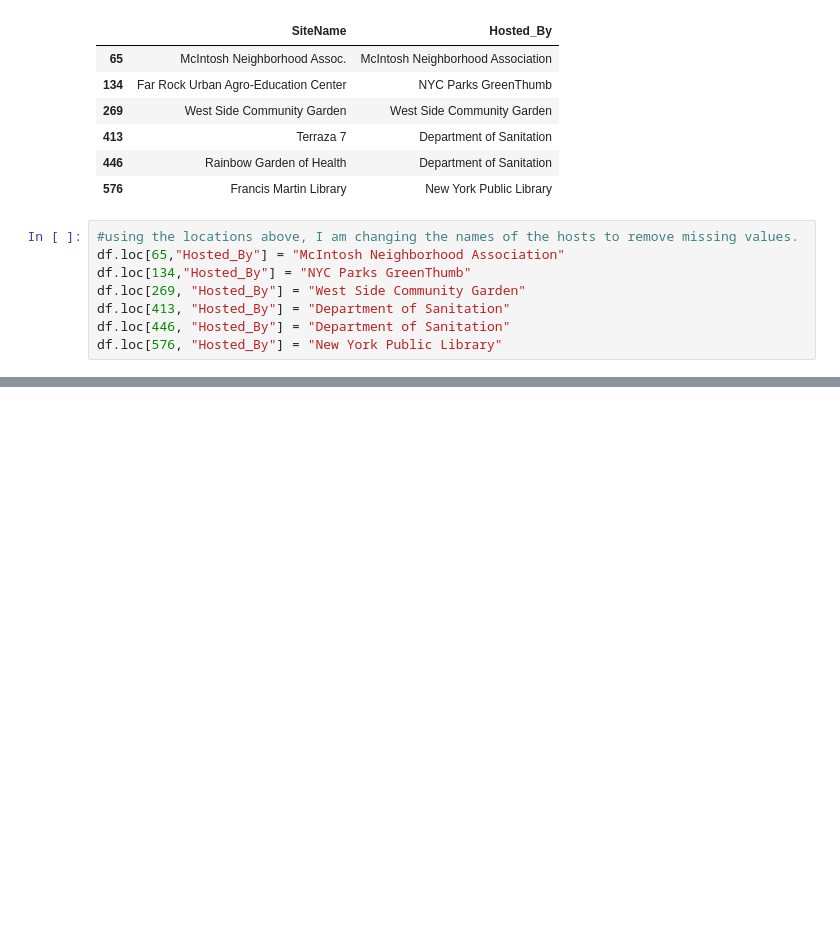
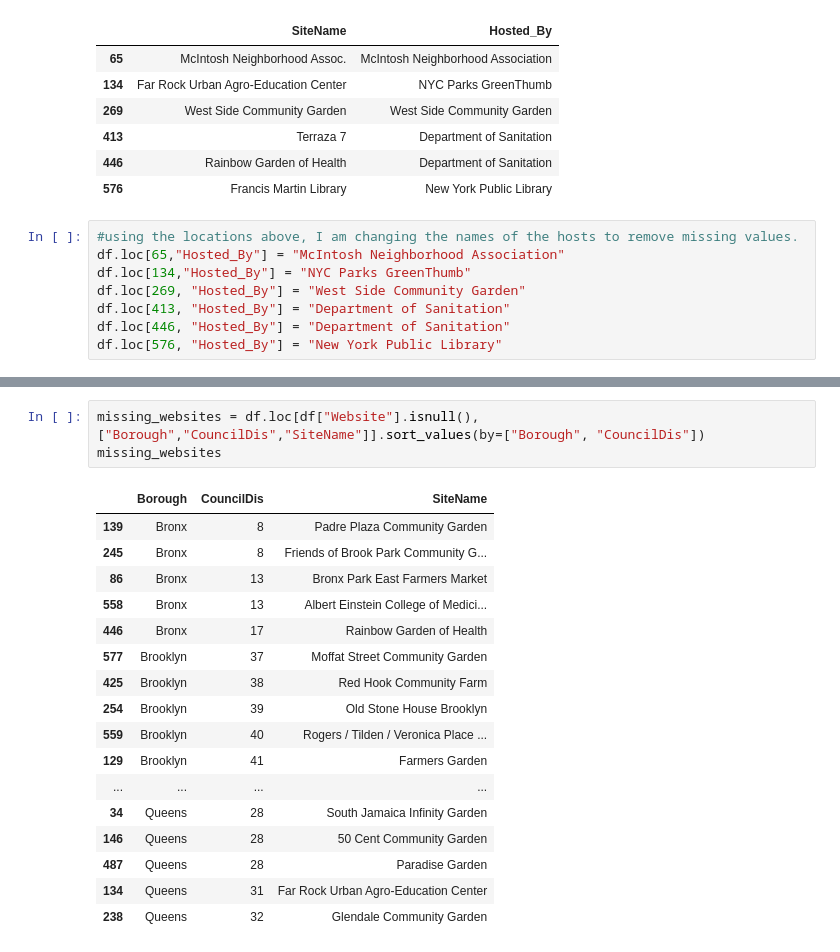
Before and after one commit to juhi1997-prog/juhi1997-prog.github.io, a Jupyter notebook: project 1/project_1.ipynb, the cells around one changed output, grey strips where cells are left out. Saved outputs shown, nothing was run; the diff lists cells and outputs as text; blank space fills up the shorter version.

```diff
--- a/project 1/project_1.ipynb
+++ b/project 1/project_1.ipynb
@@ -254,0 +339,21 @@ df.loc[576, "Hosted_By"] = "New York Public Library"
+# %%
+missing_websites = df.loc[df["Website"].isnull(), ["Borough","CouncilDis","SiteName"]].sort_values(by=["Borough", "CouncilDis"])
+missing_websites
+# %% [output]
+|  | Borough | CouncilDis | SiteName |
+| 139 | Bronx | 8 | Padre Plaza Community Garden |
+| 245 | Bronx | 8 | Friends of Brook Park Community G... |
+| 86 | Bronx | 13 | Bronx Park East Farmers Market |
+| 558 | Bronx | 13 | Albert Einstein College of Medici... |
+| 446 | Bronx | 17 | Rainbow Garden of Health |
+| 577 | Brooklyn | 37 | Moffat Street Community Garden |
+| 425 | Brooklyn | 38 | Red Hook Community Farm |
+| 254 | Brooklyn | 39 | Old Stone House Brooklyn |
+| 559 | Brooklyn | 40 | Rogers / Tilden / Veronica Place ... |
+| 129 | Brooklyn | 41 | Farmers Garden |
+| ... | ... | ... | ... |
+| 34 | Queens | 28 | South Jamaica Infinity Garden |
+| 146 | Queens | 28 | 50 Cent Community Garden |
+| 487 | Queens | 28 | Paradise Garden |
+| 134 | Queens | 31 | Far Rock Urban Agro-Education Center |
+| 238 | Queens | 32 | Glendale Community Garden |
```
Also changed, not shown: parts of 26 cells of this notebook, 2 other files.
